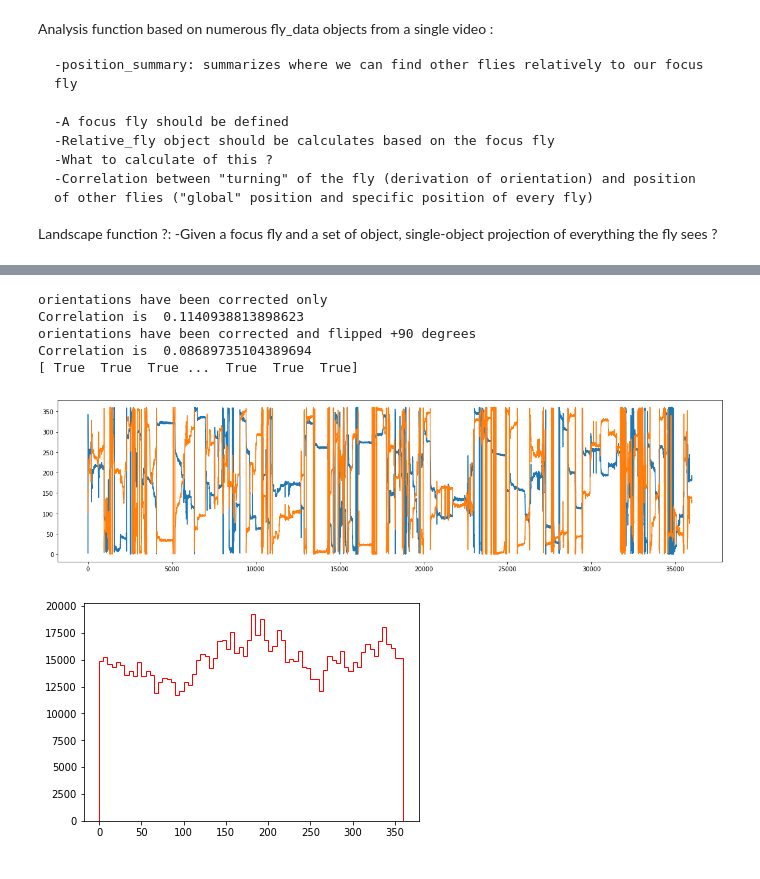
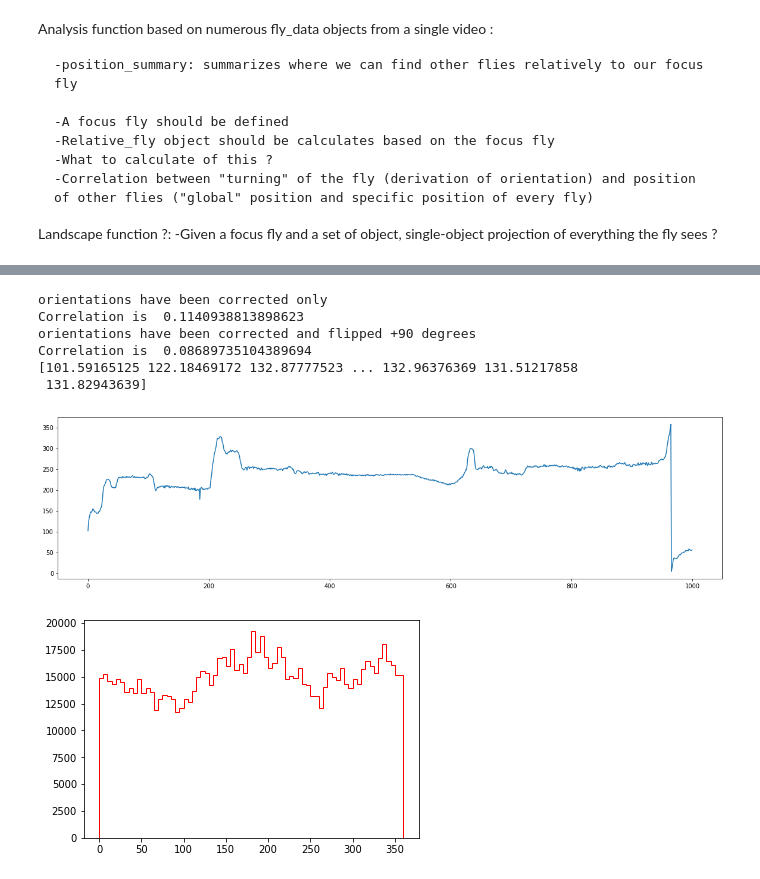
Before and after one commit to StrepsipZerg/flyDtracker, a Jupyter notebook: testing.ipynb, the cells around one changed output, grey strips where cells are left out. Saved outputs shown, nothing was run; the diff lists cells and outputs as text; code cells hidden in the pictures.

```diff
--- a/testing.ipynb
+++ b/testing.ipynb
@@ -69,29 +59,30 @@ pkl.dump(flystack, f)
 # %%
 flystack = flyD.get_ori_pickle('6flies_1')
 
 fly = flystack[1]
 fly_correc = copy.deepcopy(fly)
 fly_correc.ori_correc(overwrite=True)
 
 fly2 = flystack[2]
 fly2_correc = copy.deepcopy(fly2)
 fly2_correc.ori_correc(overwrite=True)
 # #Get first fly and correct its orientations
 
 rel = flyD.relative_fly(fly_correc, fly2_correc)
 showrange = range(10000)
 
 plt.figure(figsize=(20,5))
-plt.plot(fly_correc.orientations)
-plt.plot(rel.angle)
-print(rel.angle <= 220)
+#plt.plot(fly_correc.orientations)
+plt.plot(rel.angle[:1000])
+print(rel.angle)
 # %% [output]
 orientations have been corrected only
 Correlation is  0.1140938813898623
 orientations have been corrected and flipped +90 degrees
 Correlation is  0.08689735104389694
-[ True  True  True ...  True  True  True]
+[101.59165125 122.18469172 132.87777523 ... 132.96376369 131.51217858
+ 131.82943639]
-[figure, old version]
+[figure, new version]
 # %%
 tomi = flyD.get_ori_pickle('6flies_2')
 
```
Also changed, not shown: parts of 9 cells of this notebook, 5 other files.
